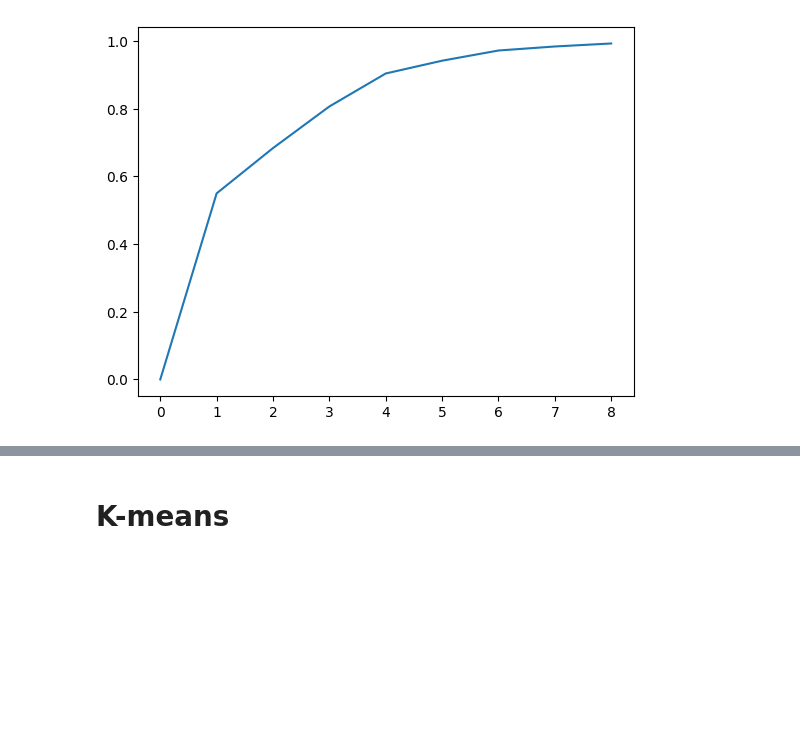
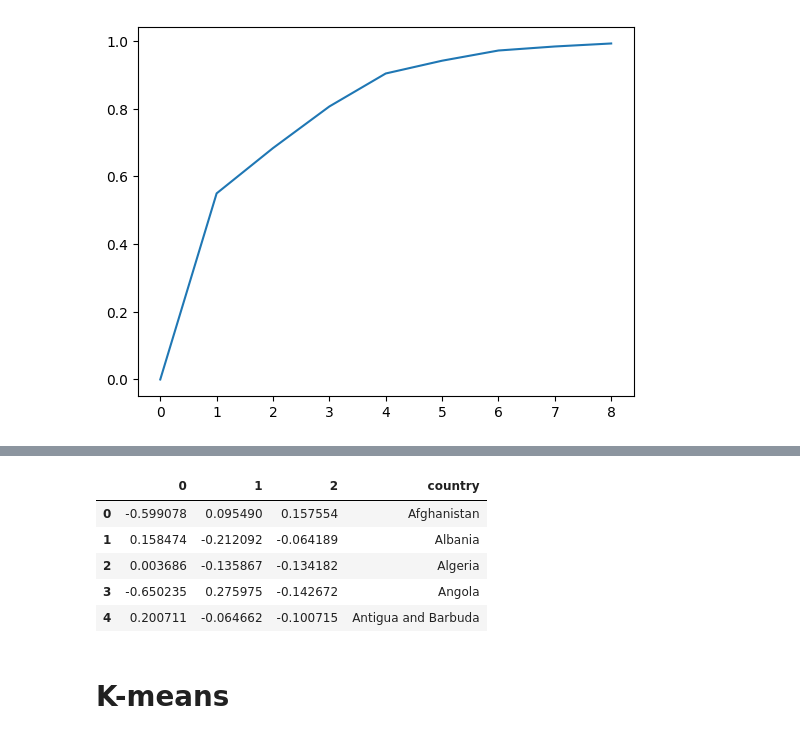
Before and after one commit to Lukas2010/Country-data, a Jupyter notebook: unsupervised-learning-country-data.ipynb, the cells around one changed output, grey strips where cells are left out. Cells and saved outputs as stored; diff of their text form; code cells hidden in the pictures; blank space fills up the shorter version.

```diff
--- a/unsupervised-learning-country-data.ipynb
+++ b/unsupervised-learning-country-data.ipynb
@@ -303,3 +350,12 @@ array([[-0.59907764,  0.09549001,  0.15755381, ...,  0.07680289,
+# %%
+pca_results.head()
+# %% [output]
+|  | 0 | 1 | 2 | country |
+| 0 | -0.599078 | 0.095490 | 0.157554 | Afghanistan |
+| 1 | 0.158474 | -0.212092 | -0.064189 | Albania |
+| 2 | 0.003686 | -0.135867 | -0.134182 | Algeria |
+| 3 | -0.650235 | 0.275975 | -0.142672 | Angola |
+| 4 | 0.200711 | -0.064662 | -0.100715 | Antigua and Barbuda |
 # %% [markdown]
 # K-means
 # %% [markdown]
```
Also changed, not shown: parts of 4 cells of this notebook.
